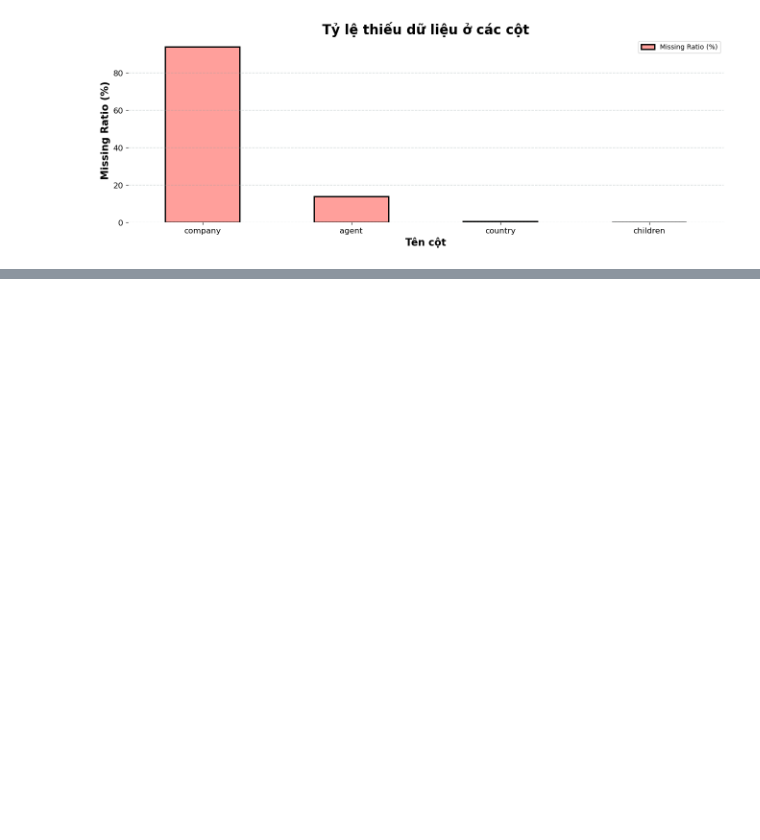
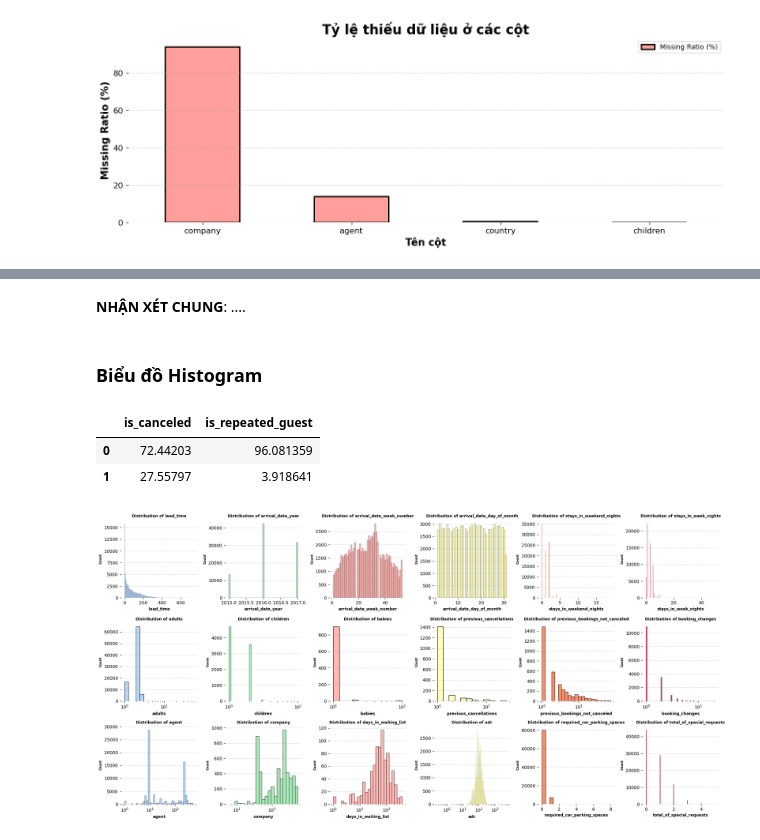
Before and after one commit to kolee1902/Data_Visualization_DoAnQuanHoa, a Jupyter notebook: Hotel_Booking.ipynb, the cells around one changed output, grey strips where cells are left out. Cells and saved outputs as stored; diff of their text form; code cells hidden in the pictures; blank space fills up the shorter version.

Commit message:
Update Hotel_Booking.ipynb
- Làm đến phần EDA 2D

```diff
--- a/Hotel_Booking.ipynb
+++ b/Hotel_Booking.ipynb
@@ -133,0 +144,2 @@ plt.show()
+# %%
+hotel_df = hotel_df.fillna(-1)
@@ -133,0 +186,52 @@ plt.show()
+# %% [markdown]
+**NHẬN XÉT CHUNG**:
+....
+# %% [markdown]
+### **Biểu đồ Histogram**
+# %%
+percentages_df = pd.DataFrame()
+cols = ['is_canceled', 'is_repeated_guest']
+# Duyệt qua các cột trong DataFrame gốc
+for column in cols:
+    # Tính phần trăm xuất hiện của mỗi giá trị trong cột
+    percentages = df[column].value_counts(normalize=True) * 100
+
+    # Thêm cột mới vào DataFrame mới với tên là tên cột ban đầu
+    percentages_df[column] = percentages
+
+percentages_df
+# %% [output]
+|  | is_canceled | is_repeated_guest |
+| 0 | 72.44203 | 96.081359 |
+| 1 | 27.55797 | 3.918641 |
+# %%
+color = ['#a1c9f4', '#8de5a1', '#ff9f9b', '#fffea3', '#f36b3b','#CC0028']
+nrows=3
+ncols=6
+fig, ax = plt.subplots(nrows=3, ncols=6, figsize=(20, 10))
+
+cols = ['lead_time', 'arrival_date_year',
+       'arrival_date_week_number', 'arrival_date_day_of_month',
+       'stays_in_weekend_nights', 'stays_in_week_nights', 'adults', 'children',
+       'babies', 'previous_cancellations',
+       'previous_bookings_not_canceled', 'booking_changes', 'agent', 'company',
+       'days_in_waiting_list', 'adr', 'required_car_parking_spaces',
+       'total_of_special_requests']
+for r in range(0, nrows):
+    for c in range(0, ncols):
+        i = r*ncols + c
+        if i < len(cols):
+            ax_i = ax[r,c]
+            if i in [6,7,8,9,10,11,12,13,14,15]:
+                p = sns.histplot(data=hotel_df[cols[i]], ax=ax_i, log_scale=True, color=color[np.mod(i,6)])
+            else:
+                p = sns.histplot(data=hotel_df[cols[i]], ax=ax_i,color=color[np.mod(i,6)])
+            p.axes.set_title(f"Distribution of {cols[i]}",fontsize=9, color='k', weight='bold')
+            p.axes.set_xlabel(f"{cols[i]}",fontsize=9, weight='bold')
+            p.axes.set_ylabel('Count',fontsize=7, weight='bold')
+            p.grid(color='#95a5a6', linestyle='--', linewidth=1, axis='y', alpha=0.4)
+
+sns.despine(left=True, bottom=True)
+plt.tight_layout()
+# %% [output]
+[figure, added]
```
Also changed, not shown: parts of 18 cells of this notebook.
